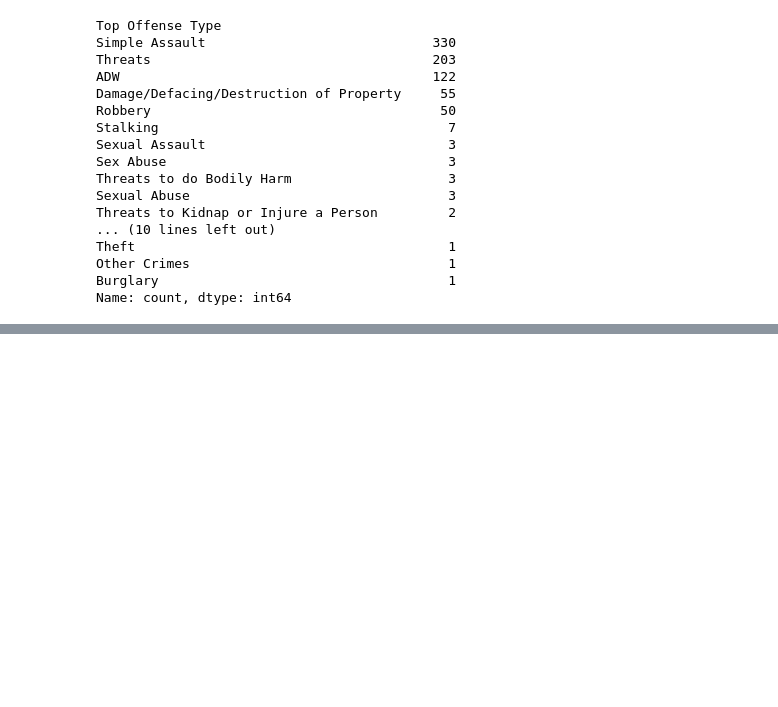
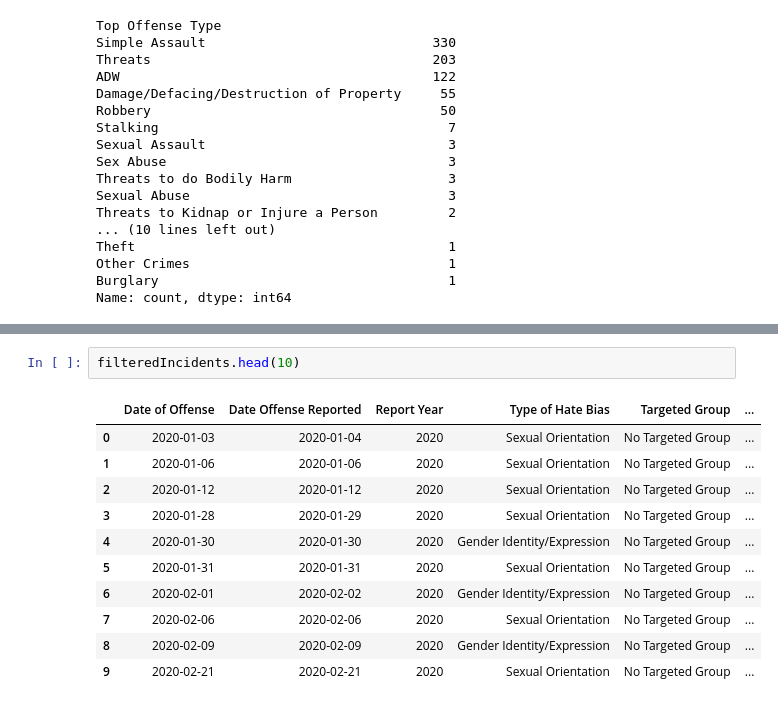
Before and after one commit to amarinmcg/datacampprojectpractices, a Jupyter notebook: hatecrimeanalysis/hatecrimeanalysis.ipynb, the cells around one changed output, grey strips where cells are left out. Cells and saved outputs as stored; diff of their text form; blank space fills up the shorter version.

```diff
--- a/hatecrimeanalysis/hatecrimeanalysis.ipynb
+++ b/hatecrimeanalysis/hatecrimeanalysis.ipynb
@@ -198,0 +219,14 @@ Name: count, dtype: int64
+# %%
+filteredIncidents.head(10)
+# %% [output]
+|  | Date of Offense | Date Offense Reported | Report Year | Type of Hate Bias | Targeted Group | ... |
+| 0 | 2020-01-03 | 2020-01-04 | 2020 | Sexual Orientation | No Targeted Group | ... |
+| 1 | 2020-01-06 | 2020-01-06 | 2020 | Sexual Orientation | No Targeted Group | ... |
+| 2 | 2020-01-12 | 2020-01-12 | 2020 | Sexual Orientation | No Targeted Group | ... |
+| 3 | 2020-01-28 | 2020-01-29 | 2020 | Sexual Orientation | No Targeted Group | ... |
+| 4 | 2020-01-30 | 2020-01-30 | 2020 | Gender Identity/Expression | No Targeted Group | ... |
+| 5 | 2020-01-31 | 2020-01-31 | 2020 | Sexual Orientation | No Targeted Group | ... |
+| 6 | 2020-02-01 | 2020-02-02 | 2020 | Gender Identity/Expression | No Targeted Group | ... |
+| 7 | 2020-02-06 | 2020-02-06 | 2020 | Sexual Orientation | No Targeted Group | ... |
+| 8 | 2020-02-09 | 2020-02-09 | 2020 | Gender Identity/Expression | No Targeted Group | ... |
+| 9 | 2020-02-21 | 2020-02-21 | 2020 | Sexual Orientation | No Targeted Group | ... |
```
Also changed, not shown: parts of 4 cells of this notebook.
